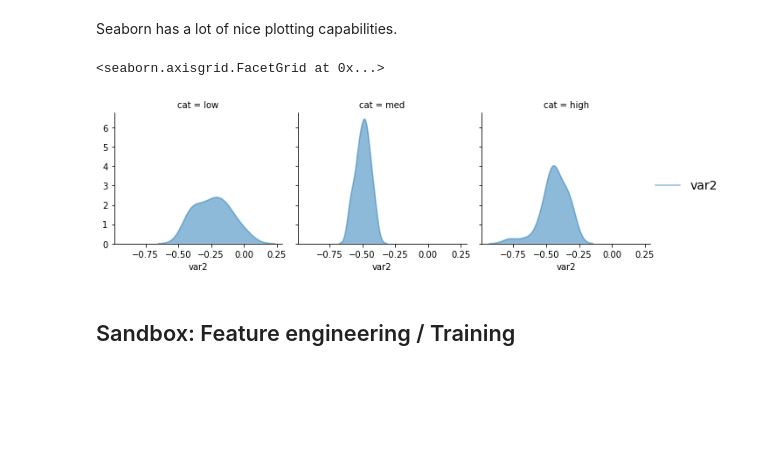
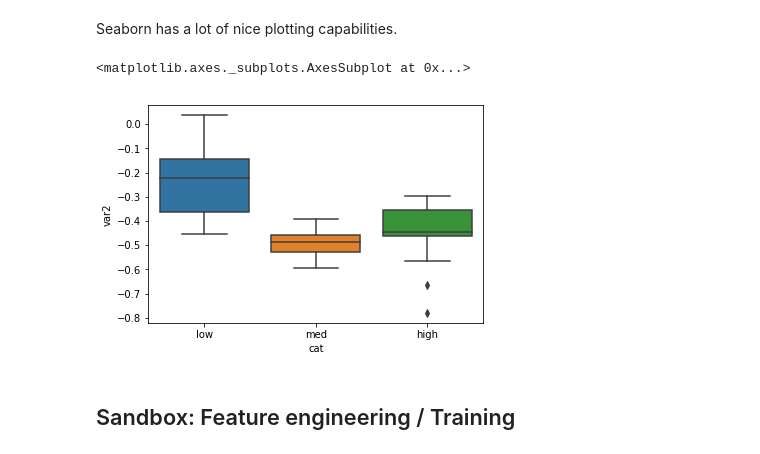
Before and after one commit to stmorse/intro-ML, a Jupyter notebook: demo1_intro.ipynb, the cells around one changed output. Drawn from its saved outputs; the diff is of its cells as text; code cells hidden in the pictures; blank space fills up the shorter version.

```diff
--- a/demo1_intro.ipynb
+++ b/demo1_intro.ipynb
@@ -49,14 +49,12 @@ Seaborn has a lot of nice plotting capabilities.
 # %%
 (df
  .assign(cat = pd.cut(df['var1'], bins=3, labels=['low', 'med', 'high']))
- .pipe((sns.FacetGrid, 'data'),
-       col='cat', height=3)
- .map(sns.kdeplot, 'var2', shade=True, alpha=0.5)
- .add_legend(fontsize=14)
+ .pipe((sns.boxplot, 'data'),
+       x='cat', y='var2')
 )
 # %% [output]
-<seaborn.axisgrid.FacetGrid at 0x...>
+<matplotlib.axes._subplots.AxesSubplot at 0x...>
-[figure, old version]
+[figure, new version]
 # %% [markdown]
 ## Sandbox: Feature engineering / Training
 # %% [markdown]
```
Also changed, not shown: parts of 1 cell of this notebook.
